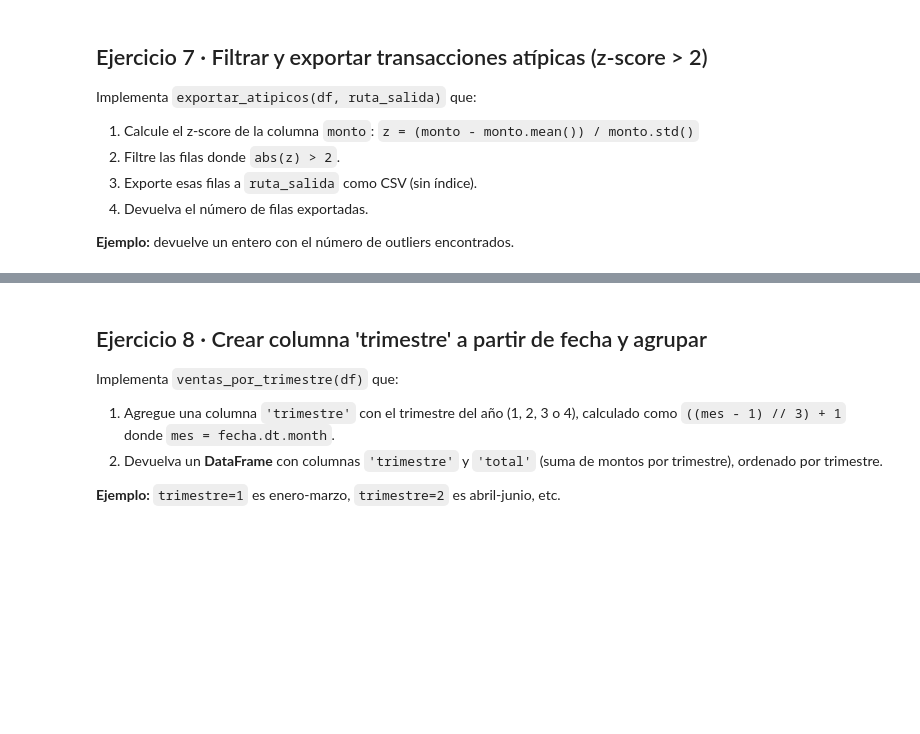
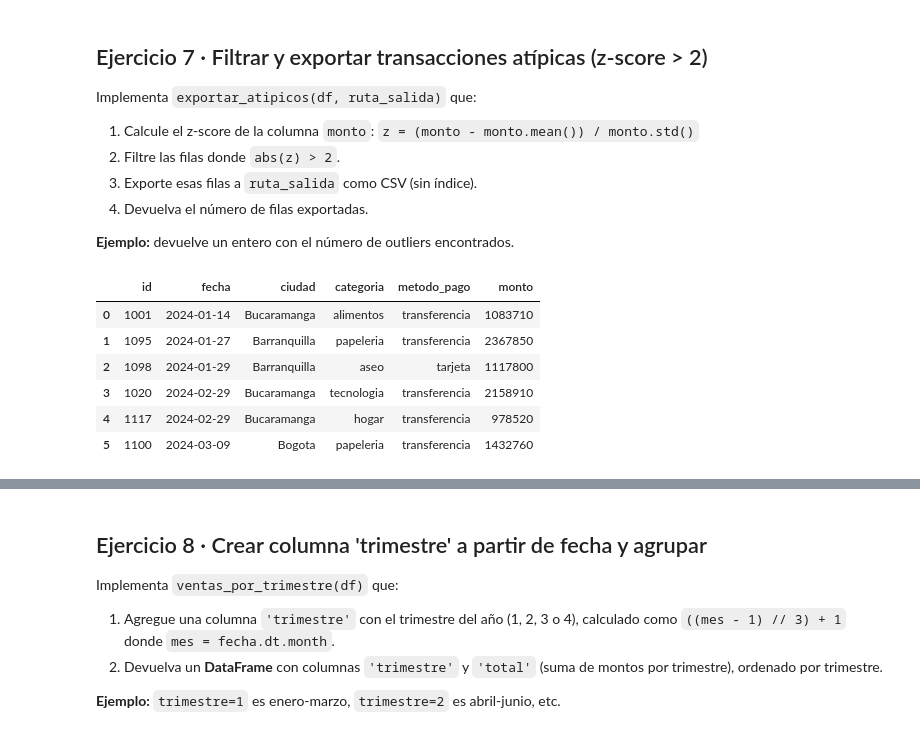
Before and after one commit to nashlypilar-collab/intro_ciencia_mis_tareas, a Jupyter notebook: homework01.ipynb, the cells around one changed output, grey strips where cells are left out. Drawn from its saved outputs; the diff is of its cells as text; code cells hidden in the pictures; blank space fills up the shorter version.

```diff
--- a/homework01.ipynb
+++ b/homework01.ipynb
@@ -326,0 +328,15 @@ def comparar_medianas(df):
+# %%
+def comparar_medianas(df):
+    df_nuevo = df.groupby("metodo_pago")["monto"].agg(
+        mediana="median",
+        promedio="mean"
+    ).round(2).reset_index()
+
+    df_nuevo = df_nuevo.sort_values(
+        "mediana", ascending=False
+    ).reset_index(drop=True)
+
+    return df_nuevo
+# %%
+df_nuevo = comparar_medianas(df)
+df_nuevo
@@ -351,10 +376,25 @@ Implementa `exportar_atipicos(df, ruta_salida)` que:
 4. Devuelva el número de filas exportadas.
 
 **Ejemplo:** devuelve un entero con el número de outliers encontrados.
-# %%
-def exportar_atipicos(df, ruta_salida):
-    # ✏️ TU CÓDIGO AQUÍ
-    raise NotImplementedError("Implementa esta función")
+# %%
+def exportar_atipicos(df, ruta_salida):
+    z = (df["monto"] - df["monto"].mean()) / df["monto"].std()
+    df_nuevo = df.loc[abs(z) > 2].copy()
+    df_nuevo.to_csv(ruta_salida, index=False)
+    return len(df_nuevo)
+# %%
+ruta_salida = "/content/atipicos.csv"
+n = exportar_atipicos(df, ruta_salida)
+df_atipicos = pd.read_csv(ruta_salida)
+df_atipicos
+# %% [output]
+|  | id | fecha | ciudad | categoria | metodo_pago | monto |
+| 0 | 1001 | 2024-01-14 | Bucaramanga | alimentos | transferencia | 1083710 |
+| 1 | 1095 | 2024-01-27 | Barranquilla | papeleria | transferencia | 2367850 |
+| 2 | 1098 | 2024-01-29 | Barranquilla | aseo | tarjeta | 1117800 |
+| 3 | 1020 | 2024-02-29 | Bucaramanga | tecnologia | transferencia | 2158910 |
+| 4 | 1117 | 2024-02-29 | Bucaramanga | hogar | transferencia | 978520 |
+| 5 | 1100 | 2024-03-09 | Bogota | papeleria | transferencia | 1432760 |
 # %%
 # === Tests visibles · Ejercicio 7 ===
 import os, pandas as pd, tempfile
```
Also changed, not shown: parts of 12 cells of this notebook.
